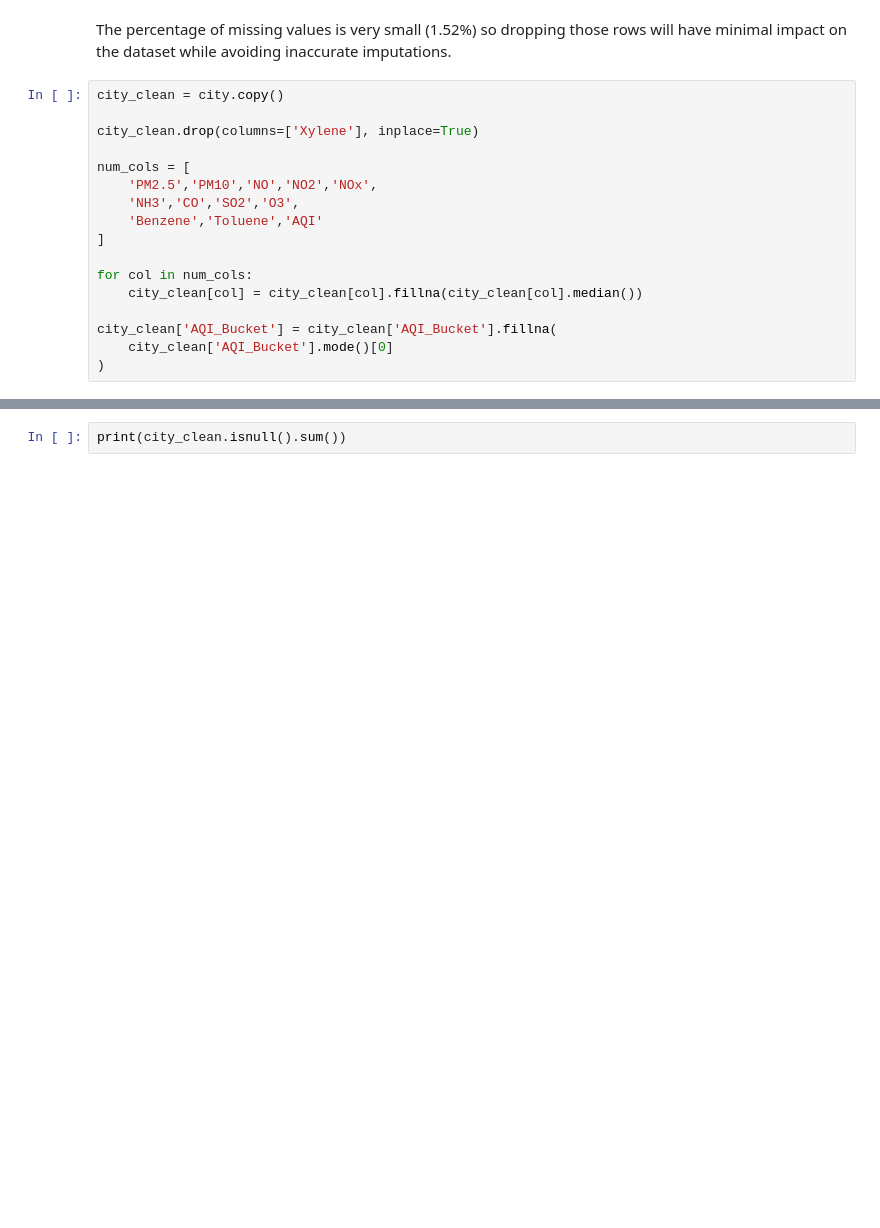
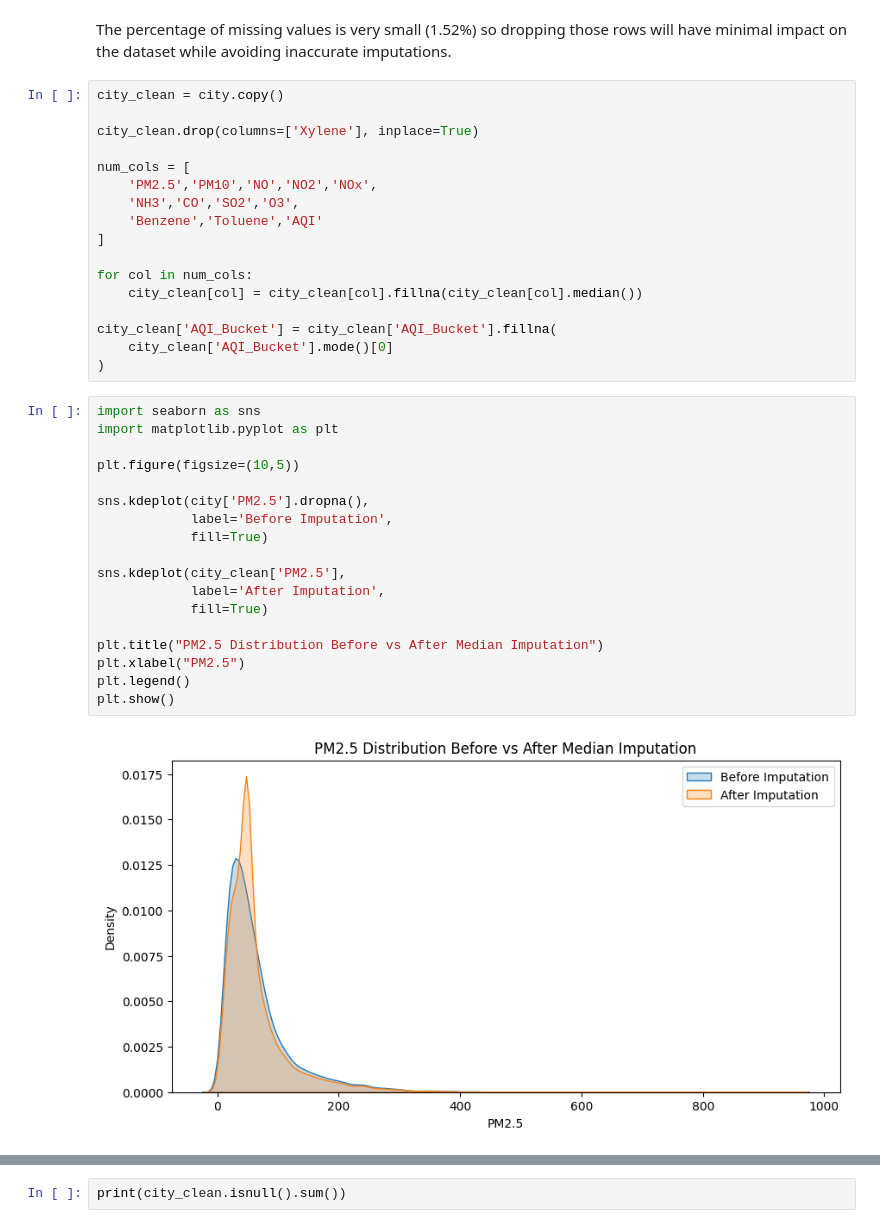
Before and after one commit to Sharan-Melinda-Wisdom/ML-LAB, a Jupyter notebook: 2547152_Lab1 & Lab2.ipynb, the cells around one changed output, grey strips where cells are left out. Cells and saved outputs as stored; diff of their text form; blank space fills up the shorter version.

```diff
--- a/2547152_Lab1 & Lab2.ipynb
+++ b/2547152_Lab1 & Lab2.ipynb
@@ -163,3 +149,23 @@ for col in num_cols:
 city_clean['AQI_Bucket'] = city_clean['AQI_Bucket'].fillna(
     city_clean['AQI_Bucket'].mode()[0]
 )
+# %%
+import seaborn as sns
+import matplotlib.pyplot as plt
+
+plt.figure(figsize=(10,5))
+
+sns.kdeplot(city['PM2.5'].dropna(),
+            label='Before Imputation',
+            fill=True)
+
+sns.kdeplot(city_clean['PM2.5'],
+            label='After Imputation',
+            fill=True)
+
+plt.title("PM2.5 Distribution Before vs After Median Imputation")
+plt.xlabel("PM2.5")
+plt.legend()
+plt.show()
+# %% [output]
+[figure, added]
```
Also changed, not shown: parts of 6 cells of this notebook.
